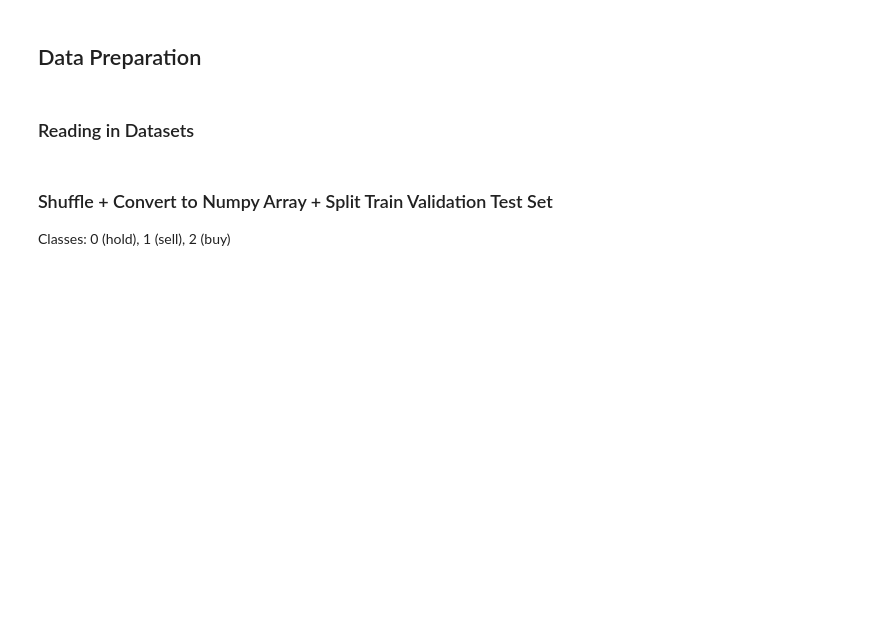
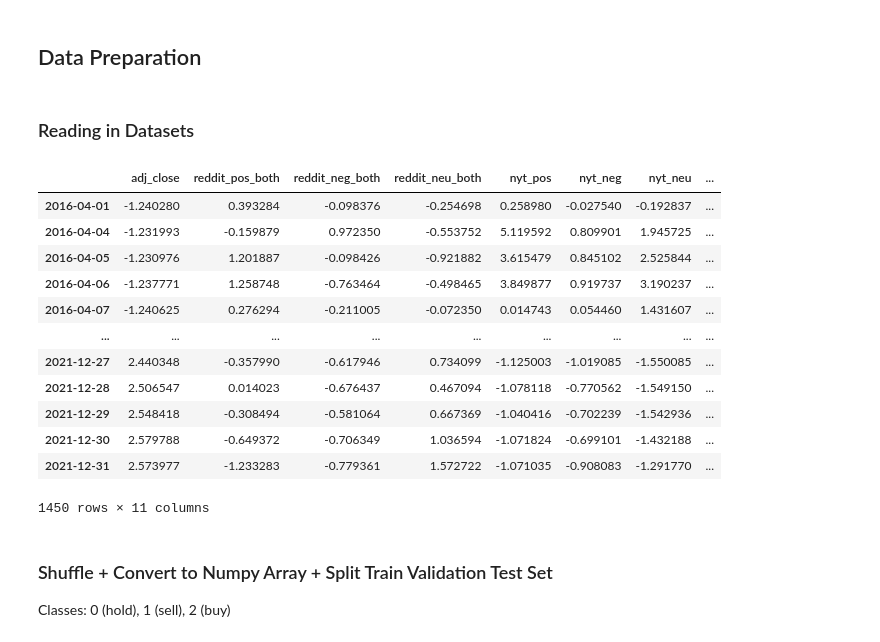
Before and after one commit to yeonatalie/bt4222-ml-sp500, a Jupyter notebook: nn.ipynb, the cells around one changed output. Saved outputs shown, nothing was run; the diff lists cells and outputs as text; code cells hidden in the pictures; blank space fills up the shorter version.

```diff
--- a/nn.ipynb
+++ b/nn.ipynb
@@ -70,6 +70,22 @@ X_train_standardized = pd.read_excel('data/model_inputs/x_train_standardized.xls
 X_test_standardized = pd.read_excel('data/model_inputs/x_test_standardized.xlsx', index_col=0)
 y_train_standardized = pd.read_excel('data/model_inputs/y_train_standardized.xlsx', index_col=0)
 y_test_standardized = pd.read_excel('data/model_inputs/y_test_standardized.xlsx', index_col=0)
+# %%
+X_train_standardized
+# %% [output]
+|  | adj_close | reddit_pos_both | reddit_neg_both | reddit_neu_both | nyt_pos | nyt_neg | nyt_neu | ... |
+| 2016-04-01 | -1.240280 | 0.393284 | -0.098376 | -0.254698 | 0.258980 | -0.027540 | -0.192837 | ... |
+| 2016-04-04 | -1.231993 | -0.159879 | 0.972350 | -0.553752 | 5.119592 | 0.809901 | 1.945725 | ... |
+| 2016-04-05 | -1.230976 | 1.201887 | -0.098426 | -0.921882 | 3.615479 | 0.845102 | 2.525844 | ... |
+| 2016-04-06 | -1.237771 | 1.258748 | -0.763464 | -0.498465 | 3.849877 | 0.919737 | 3.190237 | ... |
+| 2016-04-07 | -1.240625 | 0.276294 | -0.211005 | -0.072350 | 0.014743 | 0.054460 | 1.431607 | ... |
+| ... | ... | ... | ... | ... | ... | ... | ... | ... |
+| 2021-12-27 | 2.440348 | -0.357990 | -0.617946 | 0.734099 | -1.125003 | -1.019085 | -1.550085 | ... |
+| 2021-12-28 | 2.506547 | 0.014023 | -0.676437 | 0.467094 | -1.078118 | -0.770562 | -1.549150 | ... |
+| 2021-12-29 | 2.548418 | -0.308494 | -0.581064 | 0.667369 | -1.040416 | -0.702239 | -1.542936 | ... |
+| 2021-12-30 | 2.579788 | -0.649372 | -0.706349 | 1.036594 | -1.071824 | -0.699101 | -1.432188 | ... |
+| 2021-12-31 | 2.573977 | -1.233283 | -0.779361 | 1.572722 | -1.071035 | -0.908083 | -1.291770 | ... |
+1450 rows × 11 columns
 # %%
 data_dict = {
     '3perc_3lag': [X_train_df_3perc_3lag, X_test_df_3perc_3lag, y_train_df_3perc_3lag, y_test_df_3perc_3lag],
```
Also changed, not shown: parts of 10 cells of this notebook.
